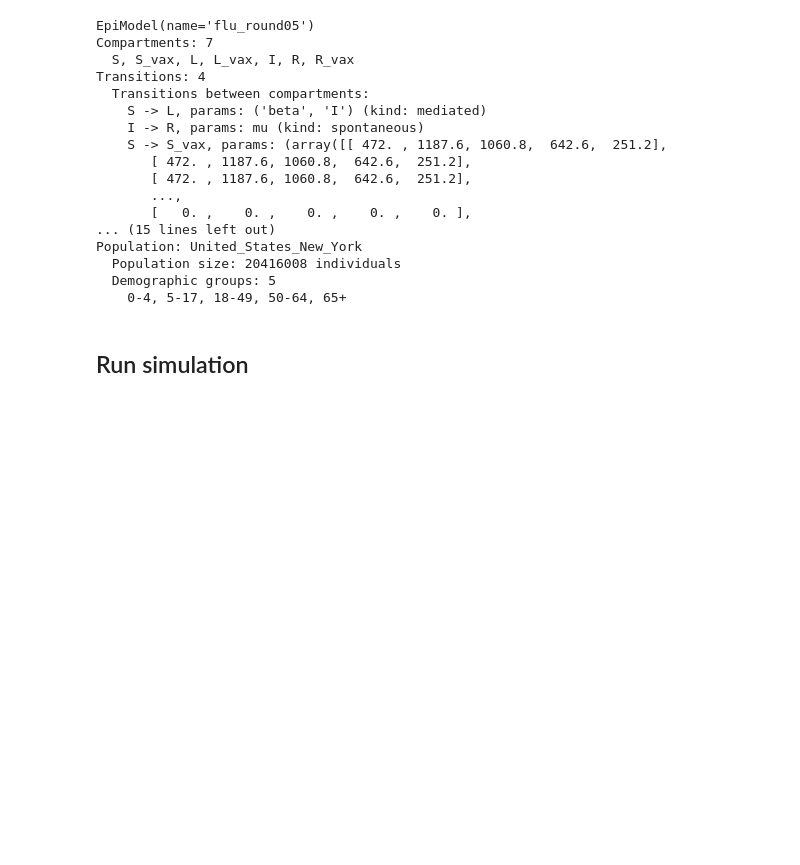
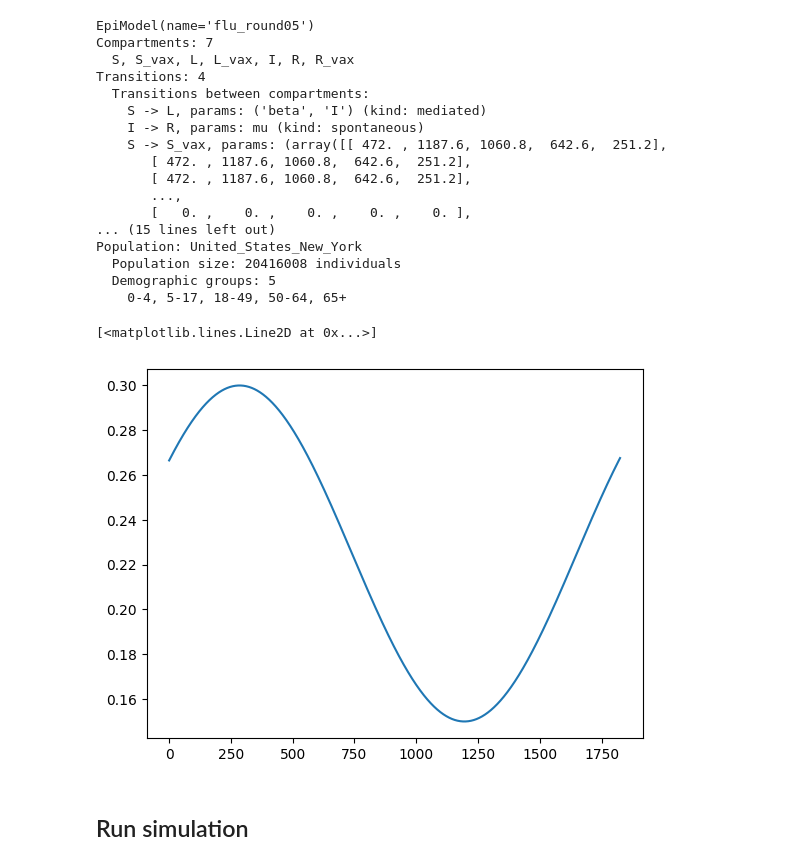
Before and after one commit to mobs-lab/epymodelingsuite, a Jupyter notebook: tutorials/Tutorial_BaseModel.ipynb, the cells around one changed output. Saved outputs shown, nothing was run; the diff lists cells and outputs as text; code cells hidden in the pictures; blank space fills up the shorter version.

```diff
--- a/tutorials/Tutorial_BaseModel.ipynb
+++ b/tutorials/Tutorial_BaseModel.ipynb
@@ -77,6 +77,11 @@ Population: United_States_New_York
   Population size: 20416008 individuals
   Demographic groups: 5
     0-4, 5-17, 18-49, 50-64, 65+
+# %%
+plt.plot(model.parameters.get('beta'))
+# %% [output]
+[<matplotlib.lines.Line2D at 0x...>]
+[figure, added]
 # %% [markdown]
 ## Run simulation
 # %%
```
Also changed, not shown: parts of 2 cells of this notebook, 1 other file.
